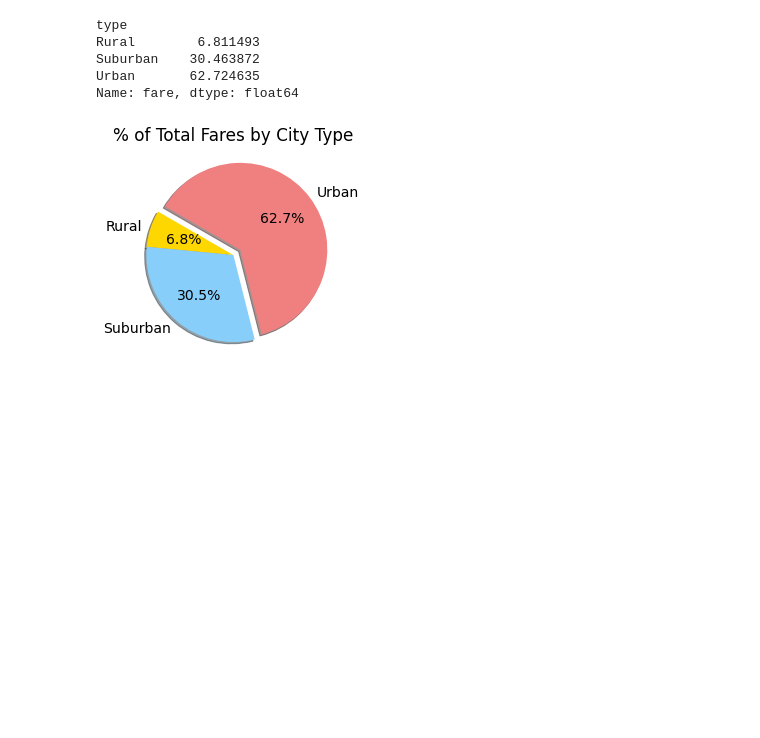
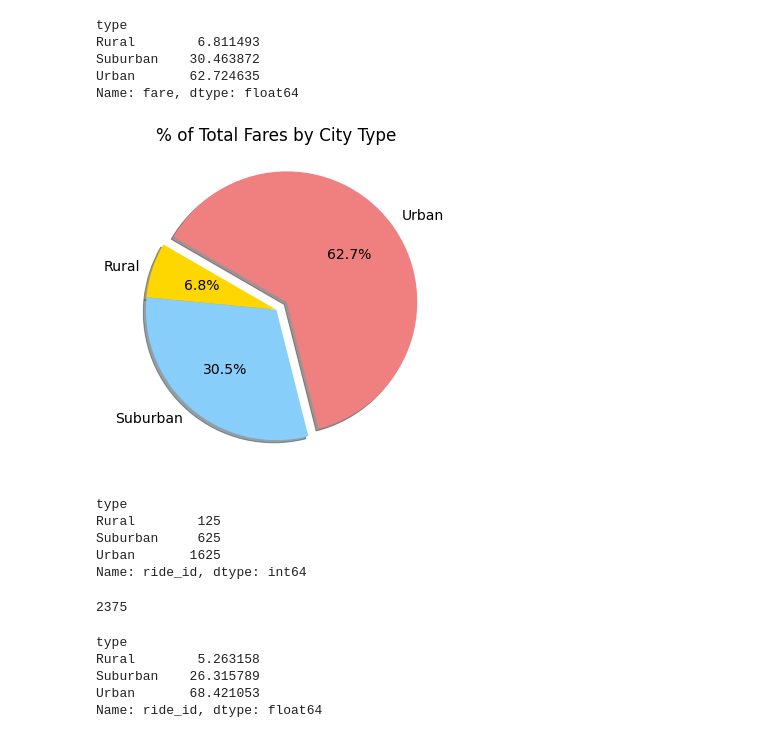
Before and after one commit to rykiprince/PyBer_Analysis, a Jupyter notebook: PyBer.ipynb, the cells around one changed output. Cells and saved outputs as stored; diff of their text form; code cells hidden in the pictures; blank space fills up the shorter version.

Commit message:
Adding more pie charts.

```diff
--- a/PyBer.ipynb
+++ b/PyBer.ipynb
@@ -755,17 +755,45 @@ Name: fare, dtype: float64
 # %%
 # Dependencies
 import matplotlib as mpl
 # Build the percentage of fares by city type pie chart.
+plt.subplots(figsize=(10,6))
 plt.pie(type_percents,
         labels=["Rural","Suburban","Urban"],
         colors=["gold","lightskyblue","lightcoral"],
         explode=[0,0,0.1],
         autopct='%1.1f%%',
         shadow=True, startangle=150)
 plt.title("% of Total Fares by City Type")
 # Change the default font size from 10 to 14.
 mpl.rcParams['font.size']=14
+# Save Figure
+plt.savefig("./Resources/Fig5.png")
 #Show Figure
 plt.show()
 # %% [output]
-[figure, old version]
+[figure, new version]
+# %%
+# Get the total number of rides for each city type
+total_rides_by_type = pyber_data_df.groupby(["type"]).count()["ride_id"]
+total_rides_by_type
+# %% [output]
+type
+Rural        125
+Suburban     625
+Urban       1625
+Name: ride_id, dtype: int64
+# %%
+# Get the total rides for all the city types
+total_rides = pyber_data_df.count()["ride_id"]
+total_rides
+# %% [output]
+2375
+# %%
+ride_percents = 100 * pyber_data_df.groupby(["type"]).count()["ride_id"] / pyber_data_df.count()["ride_id"]
+ride_percents
+# %% [output]
+type
+Rural        5.263158
+Suburban    26.315789
+Urban       68.421053
+Name: ride_id, dtype: float64
```
Also changed, not shown: parts of 1 cell of this notebook, 2 other files.
